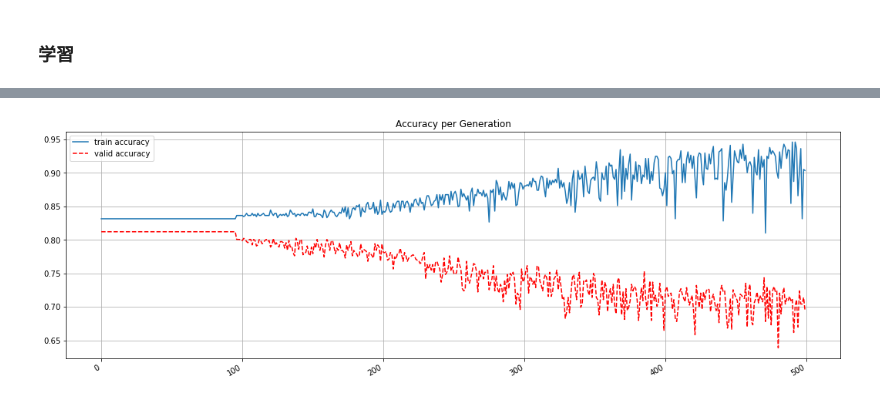
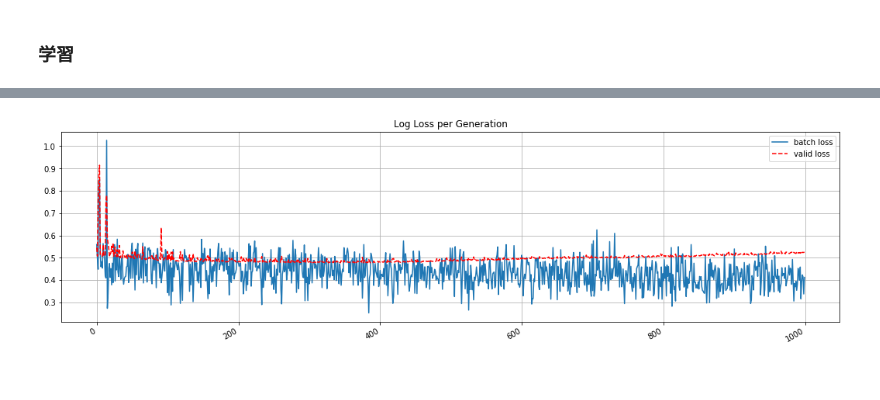
Before and after one commit to k501/N225predict, a Jupyter notebook: 03.model/NeuralNetwork.ver.0.3.ipynb, the cells around one changed output, grey strips where cells are left out. Cells and saved outputs as stored; diff of their text form; code cells hidden in the pictures.

```diff
--- a/03.model/NeuralNetwork.ver.0.3.ipynb
+++ b/03.model/NeuralNetwork.ver.0.3.ipynb
@@ -74,13 +74,13 @@ tf.set_random_seed(seed)
 NUM_VARS = X_train.shape[1]
 
 # 学習率
-LEARNING_RATE = 0.001
+LEARNING_RATE = 0.0002
 
 # 投資判断しきい値（accuracyの算出で利用）
 INVEST_THRESHOLD = 0.5
 
 # バッチサイズ
-batch_size = 300
+batch_size = 100
 # %%
 # 説明変数
 x = tf.placeholder(shape=[None, NUM_VARS], dtype=tf.float32)
@@ -88,9 +88,9 @@ x = tf.placeholder(shape=[None, NUM_VARS], dtype=tf.float32)
 y = tf.placeholder(shape=[None,1], dtype=tf.float32)
 # %%
  # 隠れ層１のユニット数
-NUM_UNITS_1 = 10
+NUM_UNITS_1 = 5
  # 隠れ層２のユニット数
-NUM_UNITS_2 = 5
+NUM_UNITS_2 = 4
 
 # バイアスの初期値に利用する
 mult = X_train.flatten().mean()
@@ -100,7 +100,6 @@ w1 = tf.Variable(tf.truncated_normal([NUM_VARS, NUM_UNITS_1]))
 b1 = tf.Variable(tf.zeros([NUM_UNITS_1]))
 #hidden1 = tf.nn.tanh(tf.matmul(x, w1) + b1*mult)
 hidden1 = tf.nn.relu(tf.matmul(x, w1) + b1*mult)
-
 
 # 隠れ層2を定義
 w2 = tf.Variable(tf.truncated_normal([NUM_UNITS_1, NUM_UNITS_2]))
@@ -138,8 +137,10 @@ saver = tf.train.Saver()
 i = 0
 loss_vec_train = []
 loss_vec_valid = []
+acc_vec_train = []
+acc_vec_valid = []
 
-for _ in range(1000):
+for _ in range(10000):
     i += 1
 
     batch_index = np.random.choice(len(X_train),  size=batch_size)
@@ -150,17 +151,26 @@ for _ in range(1000):
 
     if i % 10 == 0:
         #　トレーニングセットの損失値を保存
-        acc_val = sess.run( accuracy, feed_dict={x: X_train, y: y_train})
-        loss_vec_train.append(acc_val)
+        loss_val, acc_val  = sess.run( [loss, accuracy], feed_dict={x: random_X_train, y: random_y_train})
+
+        loss_vec_train.append(loss_val / len(random_y_train))
+        acc_vec_train.append(acc_val)
+
         # テストセットの損失値を保存
-        acc_val = sess.run( accuracy, feed_dict={x: X_valid, y: y_valid})
-        loss_vec_valid.append(acc_val)
+        loss_val, acc_val = sess.run( [loss, accuracy],  feed_dict={x: X_valid, y: y_valid})
+
+        loss_vec_valid.append(loss_val / len(y_valid))
+        acc_vec_valid.append(acc_val)
 
     if i % 100 == 0:
-        loss_val_train, acc_val_train = sess.run( [loss, accuracy], feed_dict={x: X_train, y: y_train})
+        loss_val_train, acc_val_train = sess.run( [loss, accuracy], feed_dict={x: random_X_train, y: random_y_train})
         loss_val_valid, acc_val_valid = sess.run( [loss, accuracy], feed_dict={x: X_valid, y: y_valid})
-        print ('step: %d, train loss: %f,  train accuracy: %f,  , valid loss: %f, valid accuracy: %f' % (i, loss_val_train,
-                                                                                                       acc_val_train, loss_val_valid, acc_val_valid))
+
+        print ('step: %d, train loss: %f,  train accuracy: %f,  , valid loss: %f, valid accuracy: %f' % (i,
+                                                                                                         loss_val_train / len(random_y_train),
+                                                                                                         acc_val_train,
+                                                                                                         loss_val_valid / len(y_valid),
+                                                                                                         acc_val_valid))
 
 saver.save(sess, './01.saved_model/model.ckpt')
 # %% [output]
@@ -177,17 +194,16 @@ step: 1000, train loss: 252.691422,  train accuracy: 0.831424,  , valid loss: 31
 './01.saved_model/model.ckpt'
 # %%
-fig = plt.figure(figsize=(18, 6))
+fig = plt.figure(figsize=(18, 5))
 ax = plt.subplot()
 
-plt.plot(loss_vec_train,   label='train accuracy')
-plt.plot(loss_vec_valid,  'r--',  label='valid accuracy' )
-plt.title('Loss (MSE ) per Generation')
+plt.plot(loss_vec_train,   label='batch loss')
+plt.plot(loss_vec_valid,  'r--',  label='valid loss' )
+plt.title('Log Loss per Generation')
 
 ax.grid() #グリッド表示
 fig.autofmt_xdate() #x軸のオートフォーマット
 plt.legend() # 凡例の表示
-plt.title('Accuracy per Generation')
 #plt.savefig('ssss.png')
 plt.show()
 # %% [output]
-[figure, old version]
+[figure, new version]
```
Also changed, not shown: parts of 6 cells of this notebook, 6 other files.
